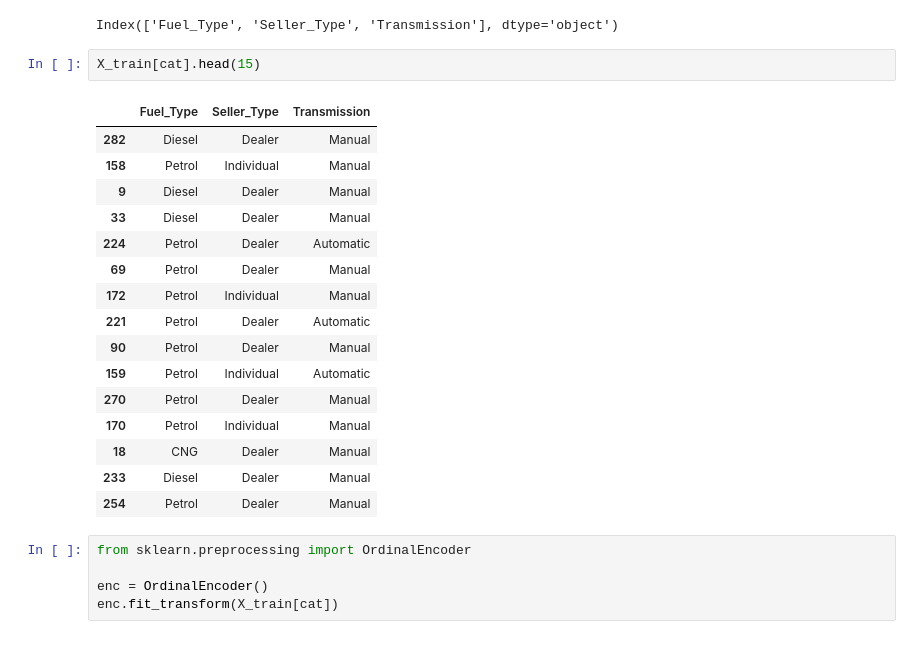
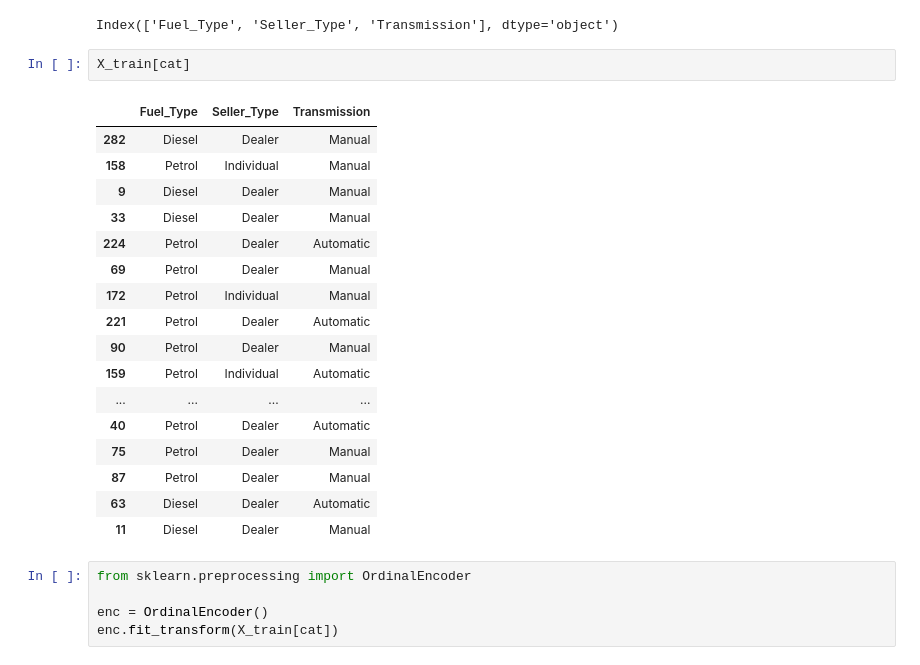
Before and after one commit to msddk/DS_Bootcamp, a Jupyter notebook: Machine Learning/Decision Tree/Decision Tree Regression.ipynb, the cells around one changed output. Saved outputs shown, nothing was run; the diff lists cells and outputs as text.

```diff
--- a/Machine Learning/Decision Tree/Decision Tree Regression.ipynb
+++ b/Machine Learning/Decision Tree/Decision Tree Regression.ipynb
@@ -154,24 +145,25 @@ cat
 # %% [output]
 Index(['Fuel_Type', 'Seller_Type', 'Transmission'], dtype='object')
 # %%
-X_train[cat].head(15)
+X_train[cat]
 # %% [output]
 |  | Fuel_Type | Seller_Type | Transmission |
 | 282 | Diesel | Dealer | Manual |
 | 158 | Petrol | Individual | Manual |
 | 9 | Diesel | Dealer | Manual |
 | 33 | Diesel | Dealer | Manual |
 | 224 | Petrol | Dealer | Automatic |
 | 69 | Petrol | Dealer | Manual |
 | 172 | Petrol | Individual | Manual |
 | 221 | Petrol | Dealer | Automatic |
 | 90 | Petrol | Dealer | Manual |
 | 159 | Petrol | Individual | Automatic |
-| 270 | Petrol | Dealer | Manual |
-| 170 | Petrol | Individual | Manual |
-| 18 | CNG | Dealer | Manual |
-| 233 | Diesel | Dealer | Manual |
-| 254 | Petrol | Dealer | Manual |
+| ... | ... | ... | ... |
+| 40 | Petrol | Dealer | Automatic |
+| 75 | Petrol | Dealer | Manual |
+| 87 | Petrol | Dealer | Manual |
+| 63 | Diesel | Dealer | Automatic |
+| 11 | Diesel | Dealer | Manual |
 # %%
 from sklearn.preprocessing import OrdinalEncoder
 
```
Also changed, not shown: parts of 28 cells of this notebook.
